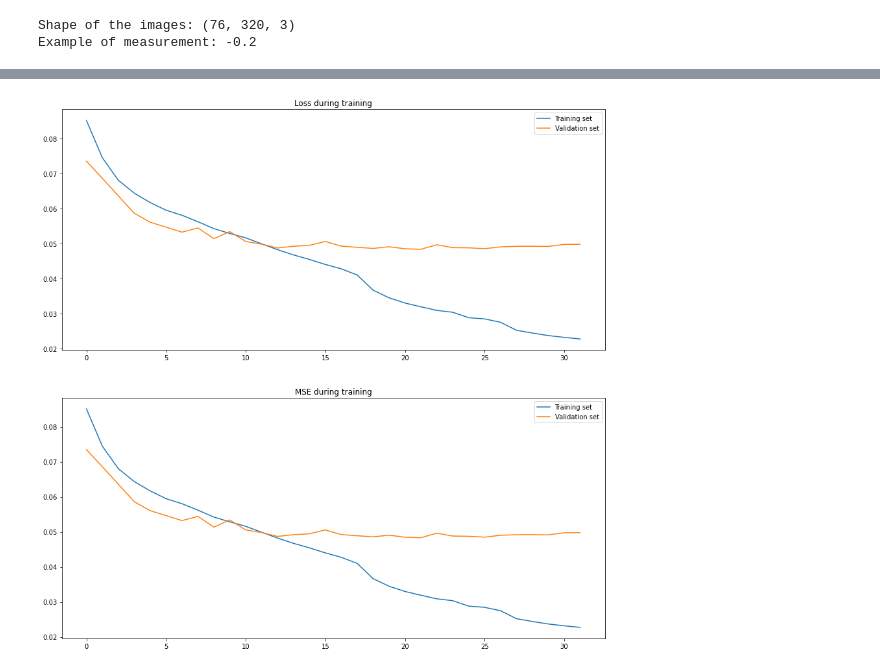
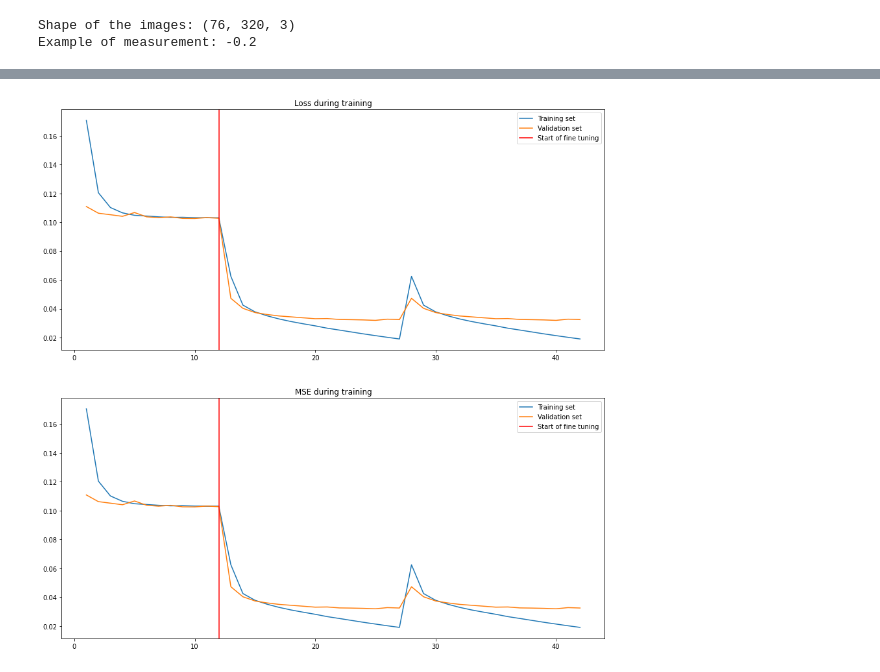
Before and after one commit to rodrigoAMF/SDCND-Udacity, a Jupyter notebook: P4-Behavioral-Cloning/2. Train Model.ipynb, the cells around one changed output, grey strips where cells are left out. Cells and saved outputs as stored; diff of their text form; code cells hidden in the pictures.

Commit message:
P4 Training using efficientNetB0

```diff
--- a/P4-Behavioral-Cloning/2. Train Model.ipynb
+++ b/P4-Behavioral-Cloning/2. Train Model.ipynb
@@ -122,0 +131,24 @@ Epoch 00032: early stopping
+# %%
+epochs = 20
+batch_size = 32
+learning_rate /= 10
+filepath = "models/model_ft_{epoch:02d}_{val_mse:.4f}.h5"
+
+model.compile(optimizer=keras.optimizers.Adam(learning_rate=learning_rate),
+              loss=keras.losses.mse,
+              metrics=['mse'])
+
+model_checkpoint_callback = tf.keras.callbacks.ModelCheckpoint(
+                                            filepath=filepath,
+                                            monitor='val_mse',
+                                            mode='min',
+                                            verbose=1,
+                                            save_best_only=True)
+history_ft = model.fit(X_train,
+                    y_train,
+                    batch_size=batch_size,
+                    validation_data=(X_val, y_val),
+                    callbacks=[reduce_lr, early_stopping_callback, model_checkpoint_callback],
+                    shuffle=True,
+                    epochs=epochs,
+                    verbose=1)
@@ -123,16 +177,24 @@ Epoch 00032: early stopping
 # %%
 fig, axs = plt.subplots(2, 1, figsize=(15, 15))
 
-axs[0].plot(history.history['loss'])
-axs[0].plot(history.history['val_loss'])
+history.history['loss'].extend(history_ft.history['loss'])
+history.history['val_loss'].extend(history_ft.history['val_loss'])
+history.history['mse'].extend(history_ft.history['mse'])
+history.history['val_mse'].extend(history_ft.history['val_mse'])
+epochs = np.arange(1, len(history.history['loss']) + 1)
+
+axs[0].plot(epochs, history.history['loss'])
+axs[0].plot(epochs, history.history['val_loss'])
+axs[0].axvline(end_epoch_top_layer_training, color='r')
 axs[0].title.set_text('Loss during training')
-axs[0].legend(['Training set', 'Validation set'])
+axs[0].legend(['Training set', 'Validation set', "Start of fine tuning"])
 
-axs[1].plot(history.history['mse'])
-axs[1].plot(history.history['val_mse'])
+axs[1].plot(epochs, history.history['mse'])
+axs[1].plot(epochs, history.history['val_mse'])
+axs[1].axvline(end_epoch_top_layer_training, color='r')
 axs[1].title.set_text('MSE during training')
-axs[1].legend(['Training set', 'Validation set'])
+axs[1].legend(['Training set', 'Validation set', "Start of fine tuning"])
 
 plt.show()
 # %% [output]
-[figure, old version]
+[figure, new version]
```
Also changed, not shown: parts of 10 cells of this notebook, 6 other files.
